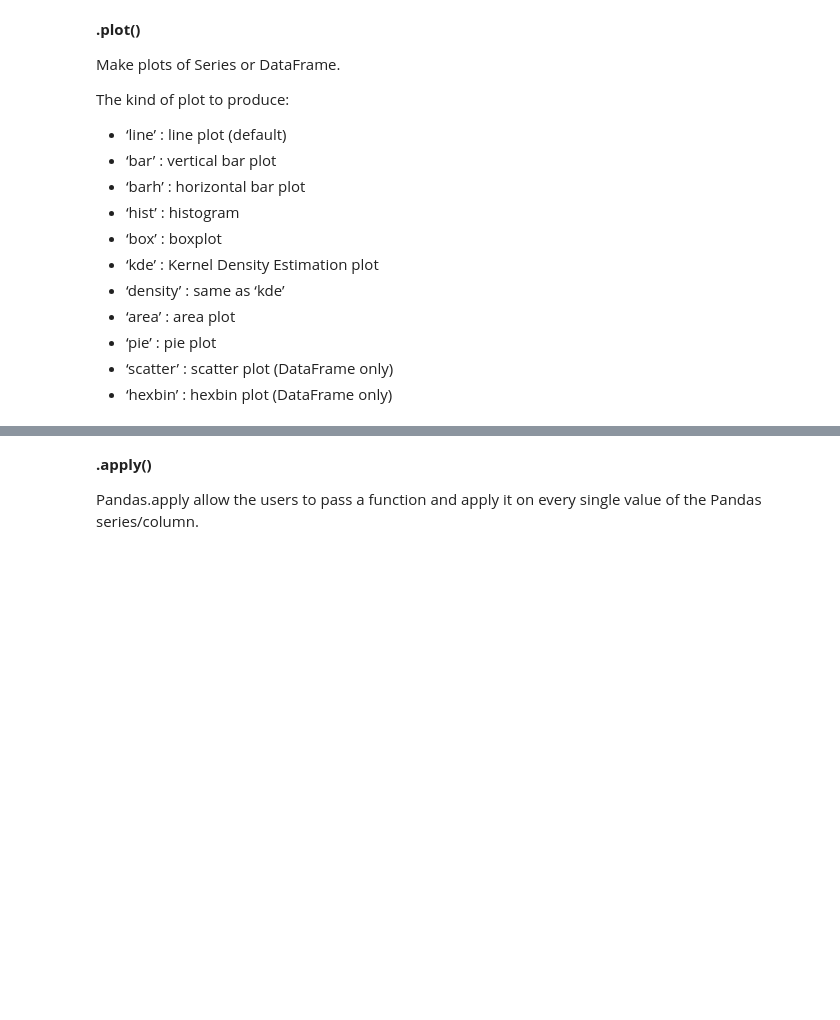
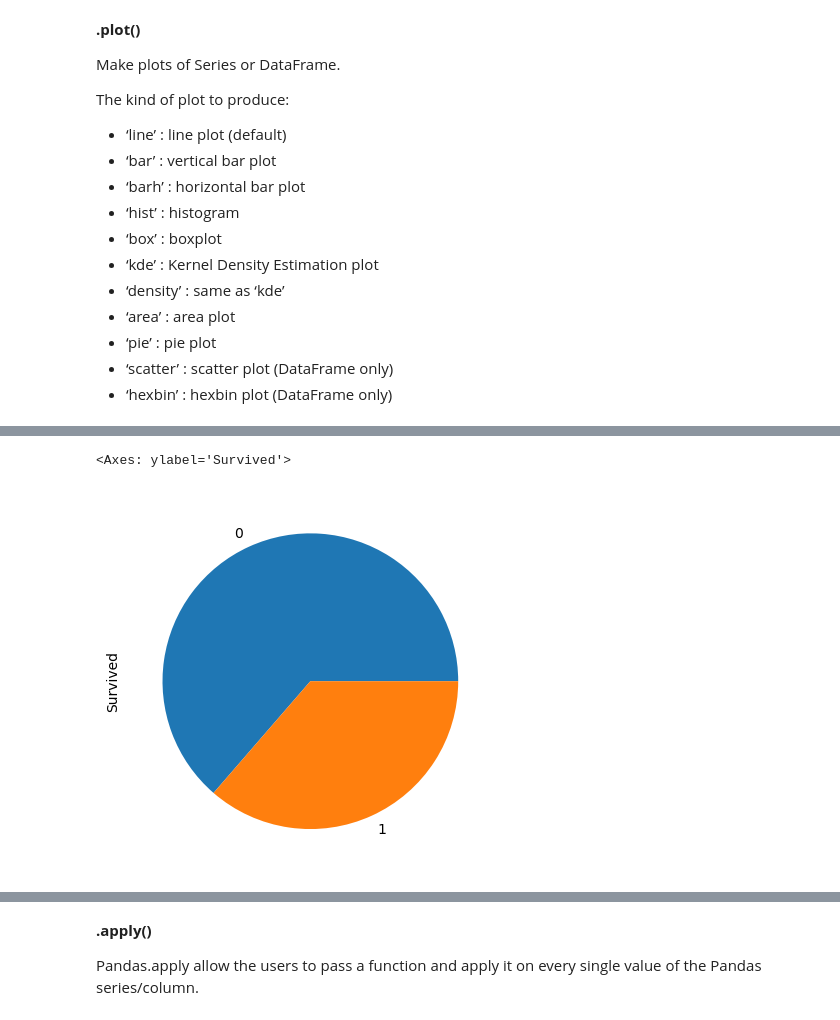
Before and after one commit to shcr4093/INFO2201_Notes, a Jupyter notebook: w6d1_EDAintro.ipynb, the cells around one changed output, grey strips where cells are left out. Drawn from its saved outputs; the diff is of its cells as text; code cells hidden in the pictures; blank space fills up the shorter version.

```diff
--- a/w6d1_EDAintro.ipynb
+++ b/w6d1_EDAintro.ipynb
@@ -101,4 +347,8 @@ The kind of plot to produce:
 # %%
 # pie chart for survived
+titanicCopy['Survived'].value_counts().plot(kind='pie')
+# %% [output]
+<Axes: ylabel='Survived'>
+[figure, added]
 # %%
 #what cabins were people in?
```
Also changed, not shown: parts of 42 cells of this notebook, 3 other files.
